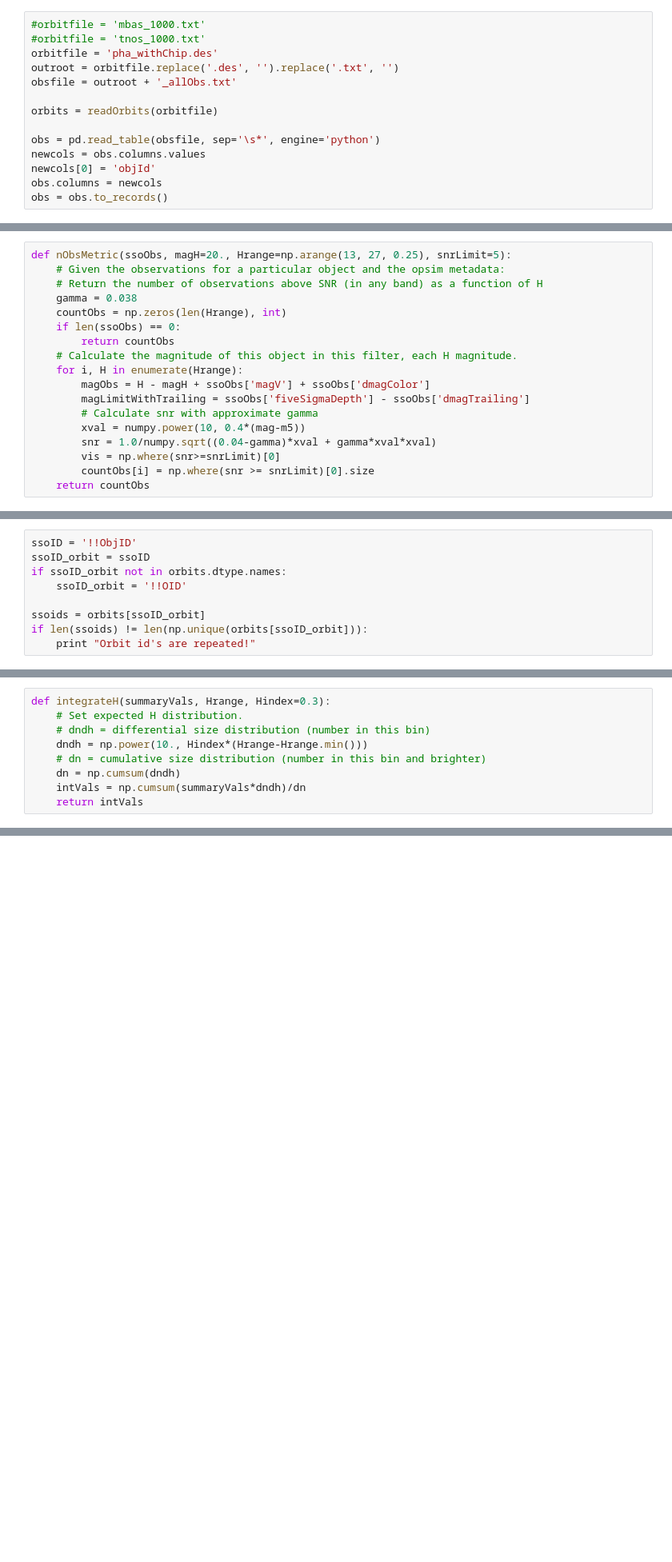
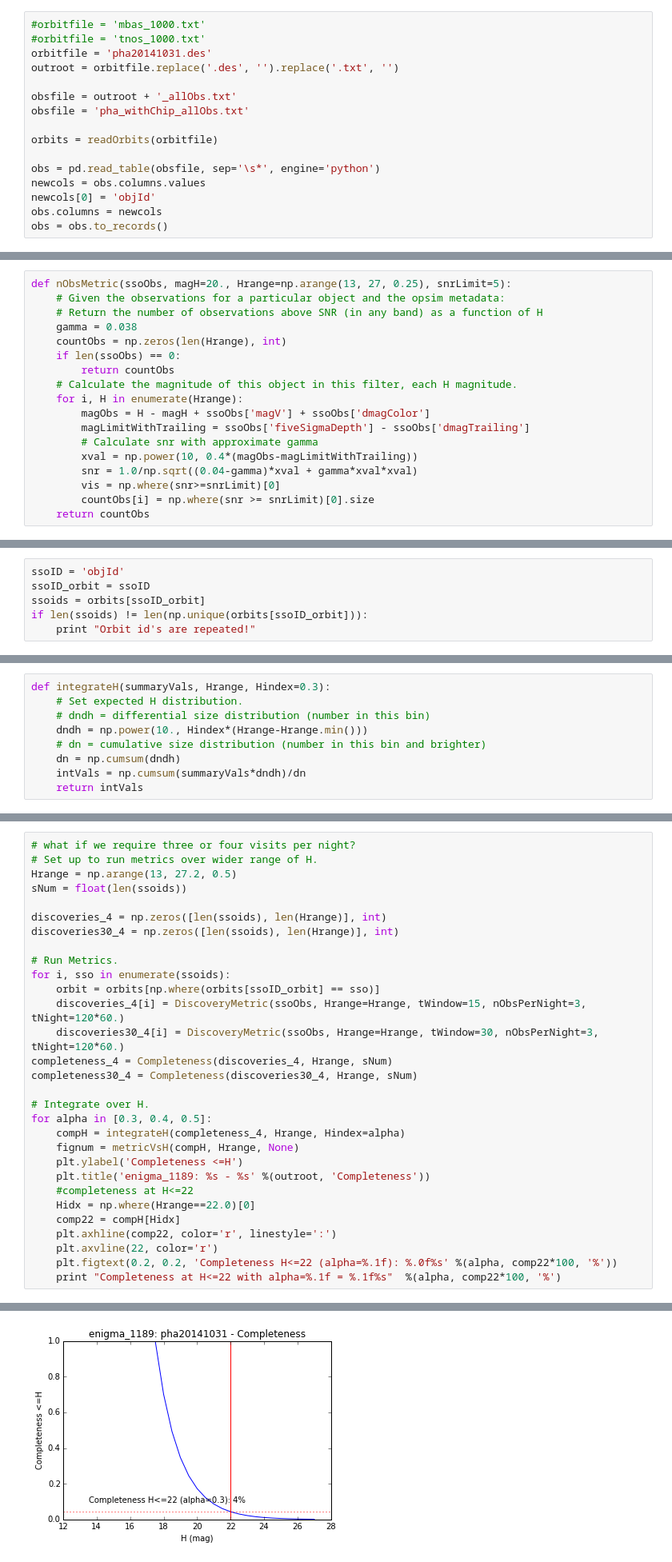
Before and after one commit to rhiannonlynne/MafSSO, a Jupyter notebook: Prototype SSO Metrics.ipynb, the cells around one changed output, grey strips where cells are left out. Shown at 80% size. Saved outputs shown, nothing was run; the diff lists cells and outputs as text; blank space fills up the shorter version.

Commit message:
Update metrics

```diff
--- a/Prototype SSO Metrics.ipynb
+++ b/Prototype SSO Metrics.ipynb
@@ -26,9 +26,11 @@ from ProtoMakeObs import readOrbits
 # %%
 #orbitfile = 'mbas_1000.txt'
 #orbitfile = 'tnos_1000.txt'
-orbitfile = 'pha_withChip.des'
+orbitfile = 'pha20141031.des'
 outroot = orbitfile.replace('.des', '').replace('.txt', '')
+
 obsfile = outroot + '_allObs.txt'
+obsfile = 'pha_withChip_allObs.txt'
 
 orbits = readOrbits(orbitfile)
 
@@ -97,8 +99,8 @@ def nObsMetric(ssoObs, magH=20., Hrange=np.arange(13, 27, 0.25), snrLimit=5):
         magObs = H - magH + ssoObs['magV'] + ssoObs['dmagColor']
         magLimitWithTrailing = ssoObs['fiveSigmaDepth'] - ssoObs['dmagTrailing']
         # Calculate snr with approximate gamma
-        xval = numpy.power(10, 0.4*(mag-m5))
-        snr = 1.0/numpy.sqrt((0.04-gamma)*xval + gamma*xval*xval)
+        xval = np.power(10, 0.4*(magObs-magLimitWithTrailing))
+        snr = 1.0/np.sqrt((0.04-gamma)*xval + gamma*xval*xval)
         vis = np.where(snr>=snrLimit)[0]
         countObs[i] = np.where(snr >= snrLimit)[0].size
     return countObs
@@ -284,11 +275,8 @@ def ActivityOverPeriodMetric(ssoObs, orbit, magH=20., Hrange=np.arange(13, 27, 0
 # %% [markdown]
 Run metrics (call the metric once for each object, passing all observations).
 # %%
-ssoID = '!!ObjID'
+ssoID = 'objId'
 ssoID_orbit = ssoID
-if ssoID_orbit not in orbits.dtype.names:
-    ssoID_orbit = '!!OID'
-
 ssoids = orbits[ssoID_orbit]
 if len(ssoids) != len(np.unique(orbits[ssoID_orbit])):
     print "Orbit id's are repeated!"
@@ -550,0 +508,31 @@ Completeness at H<=22 with alpha=0.4 = 57.8%, require 3 chances
+# %%
+# what if we require three or four visits per night?
+# Set up to run metrics over wider range of H.
+Hrange = np.arange(13, 27.2, 0.5)
+sNum = float(len(ssoids))
+
+discoveries_4 = np.zeros([len(ssoids), len(Hrange)], int)
+discoveries30_4 = np.zeros([len(ssoids), len(Hrange)], int)
+
+# Run Metrics.
+for i, sso in enumerate(ssoids):
+    orbit = orbits[np.where(orbits[ssoID_orbit] == sso)]
+    discoveries_4[i] = DiscoveryMetric(ssoObs, Hrange=Hrange, tWindow=15, nObsPerNight=3, tNight=120*60.)
+    discoveries30_4[i] = DiscoveryMetric(ssoObs, Hrange=Hrange, tWindow=30, nObsPerNight=3, tNight=120*60.)
+completeness_4 = Completeness(discoveries_4, Hrange, sNum)
+completeness30_4 = Completeness(discoveries30_4, Hrange, sNum)
+
+# Integrate over H.
+for alpha in [0.3, 0.4, 0.5]:
+    compH = integrateH(completeness_4, Hrange, Hindex=alpha)
+    fignum = metricVsH(compH, Hrange, None)
+    plt.ylabel('Completeness <=H')
+    plt.title('enigma_1189: %s - %s' %(outroot, 'Completeness'))
+    #completeness at H<=22
+    Hidx = np.where(Hrange==22.0)[0]
+    comp22 = compH[Hidx]
+    plt.axhline(comp22, color='r', linestyle=':')
+    plt.axvline(22, color='r')
+    plt.figtext(0.2, 0.2, 'Completeness H<=22 (alpha=%.1f): %.0f%s' %(alpha, comp22*100, '%'))
+    print "Completeness at H<=22 with alpha=%.1f = %.1f%s"  %(alpha, comp22*100, '%')
+# %% [output]
@@ -550,0 +542 @@ Completeness at H<=22 with alpha=0.4 = 57.8%, require 3 chances
+[figure, added]
```
Also changed, not shown: parts of 14 cells of this notebook.
